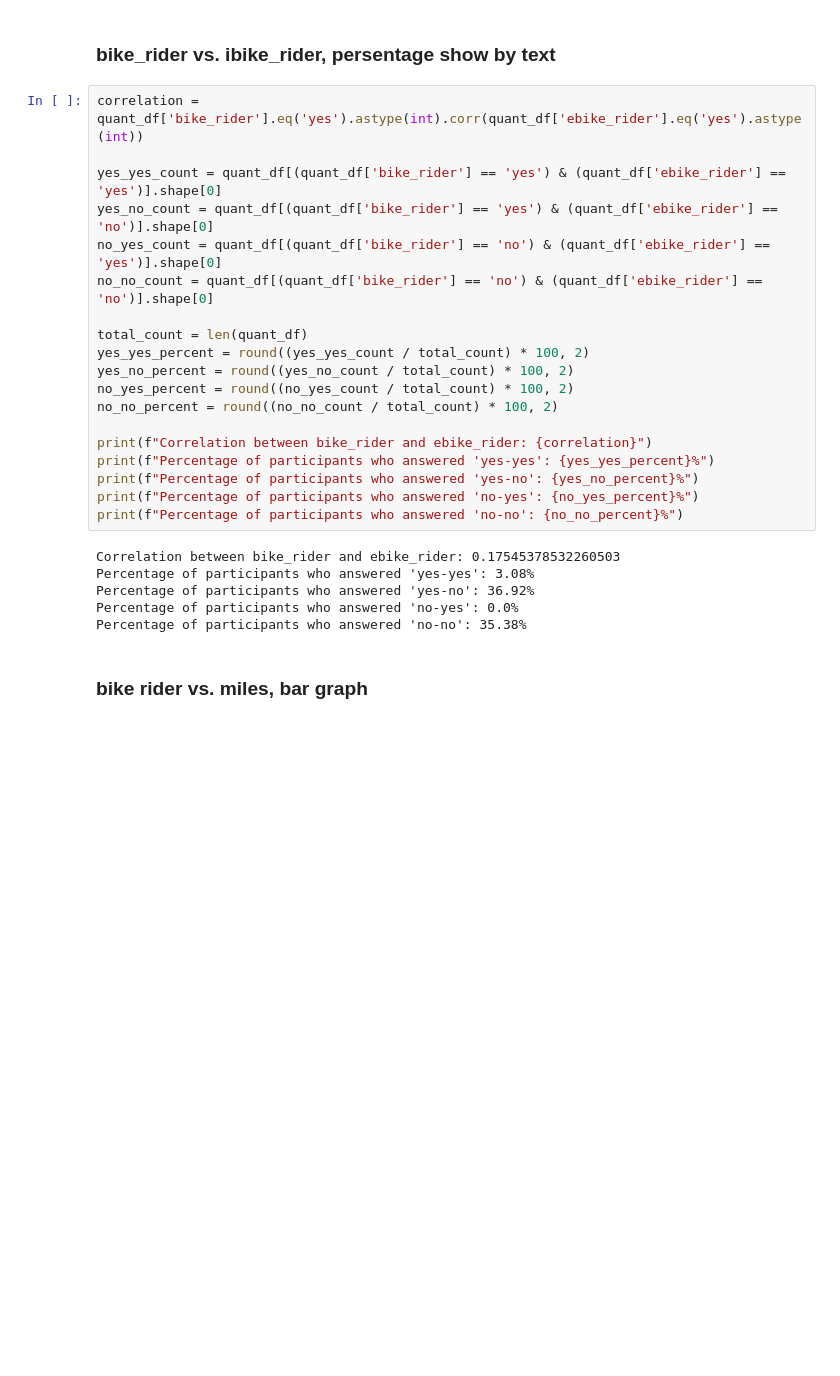
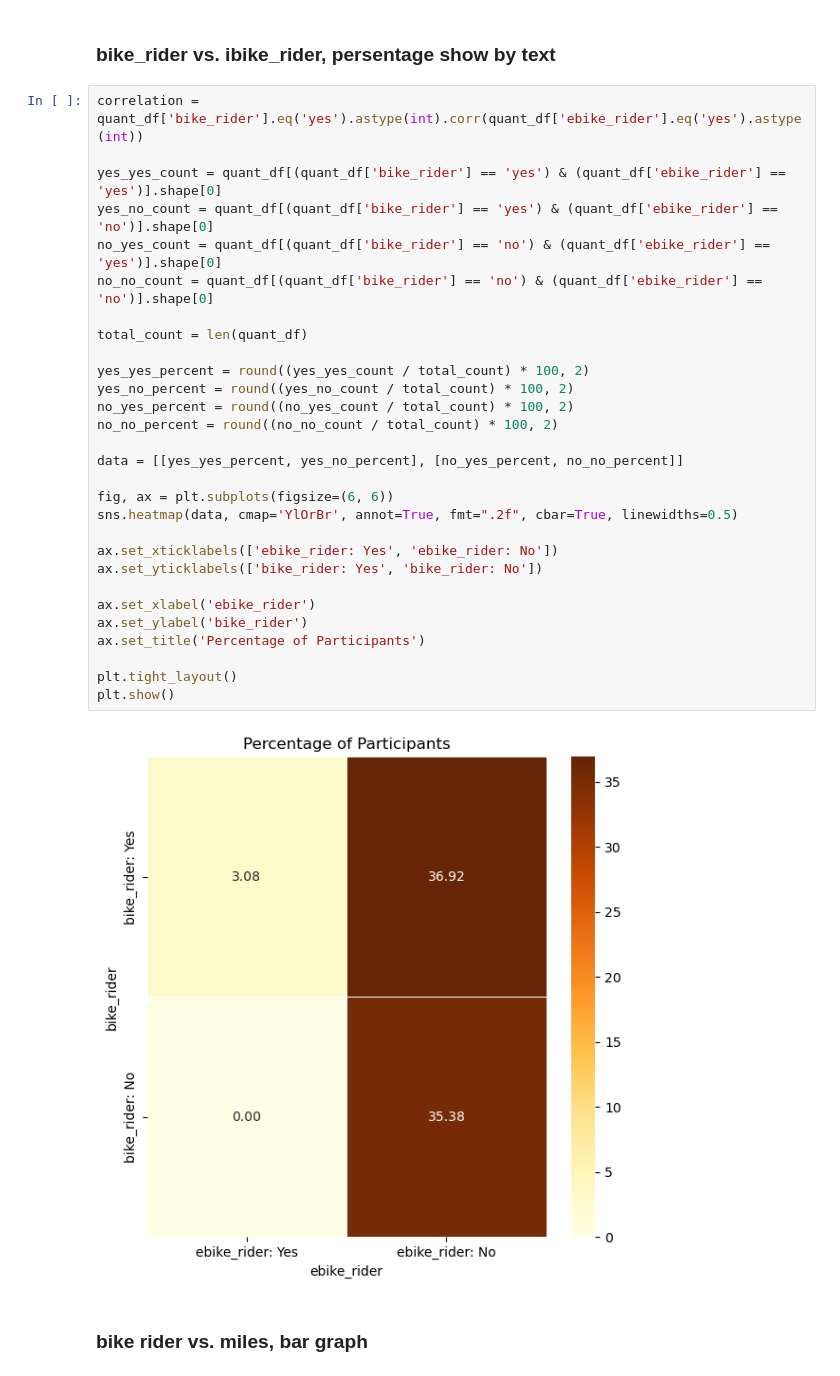
Before and after one commit to claireZHL/CCE-Data-Analysis, a Jupyter notebook: Data_Analysis_on_E_Bike_Survey_Collected_on_04_29_2023.ipynb, the cells around one changed output. Saved outputs shown, nothing was run; the diff lists cells and outputs as text; blank space fills up the shorter version.

```diff
--- a/Data_Analysis_on_E_Bike_Survey_Collected_on_04_29_2023.ipynb
+++ b/Data_Analysis_on_E_Bike_Survey_Collected_on_04_29_2023.ipynb
@@ -404,27 +404,33 @@ Text(0, 0.5, 'Count')
 # %%
 correlation = quant_df['bike_rider'].eq('yes').astype(int).corr(quant_df['ebike_rider'].eq('yes').astype(int))
 
 yes_yes_count = quant_df[(quant_df['bike_rider'] == 'yes') & (quant_df['ebike_rider'] == 'yes')].shape[0]
 yes_no_count = quant_df[(quant_df['bike_rider'] == 'yes') & (quant_df['ebike_rider'] == 'no')].shape[0]
 no_yes_count = quant_df[(quant_df['bike_rider'] == 'no') & (quant_df['ebike_rider'] == 'yes')].shape[0]
 no_no_count = quant_df[(quant_df['bike_rider'] == 'no') & (quant_df['ebike_rider'] == 'no')].shape[0]
 
 total_count = len(quant_df)
+
 yes_yes_percent = round((yes_yes_count / total_count) * 100, 2)
 yes_no_percent = round((yes_no_count / total_count) * 100, 2)
 no_yes_percent = round((no_yes_count / total_count) * 100, 2)
 no_no_percent = round((no_no_count / total_count) * 100, 2)
 
-print(f"Correlation between bike_rider and ebike_rider: {correlation}")
-print(f"Percentage of participants who answered 'yes-yes': {yes_yes_percent}%")
-print(f"Percentage of participants who answered 'yes-no': {yes_no_percent}%")
-print(f"Percentage of participants who answered 'no-yes': {no_yes_percent}%")
-print(f"Percentage of participants who answered 'no-no': {no_no_percent}%")
+data = [[yes_yes_percent, yes_no_percent], [no_yes_percent, no_no_percent]]
+
+fig, ax = plt.subplots(figsize=(6, 6))
+sns.heatmap(data, cmap='YlOrBr', annot=True, fmt=".2f", cbar=True, linewidths=0.5)
+
+ax.set_xticklabels(['ebike_rider: Yes', 'ebike_rider: No'])
+ax.set_yticklabels(['bike_rider: Yes', 'bike_rider: No'])
+
+ax.set_xlabel('ebike_rider')
+ax.set_ylabel('bike_rider')
+ax.set_title('Percentage of Participants')
+
+plt.tight_layout()
+plt.show()
 # %% [output]
-Correlation between bike_rider and ebike_rider: 0.17545378532260503
-Percentage of participants who answered 'yes-yes': 3.08%
-Percentage of participants who answered 'yes-no': 36.92%
-Percentage of participants who answered 'no-yes': 0.0%
-Percentage of participants who answered 'no-no': 35.38%
+[figure, added]
 # %% [markdown]
 ### bike rider vs. miles, bar graph
```
Also changed, not shown: parts of 21 cells of this notebook.
